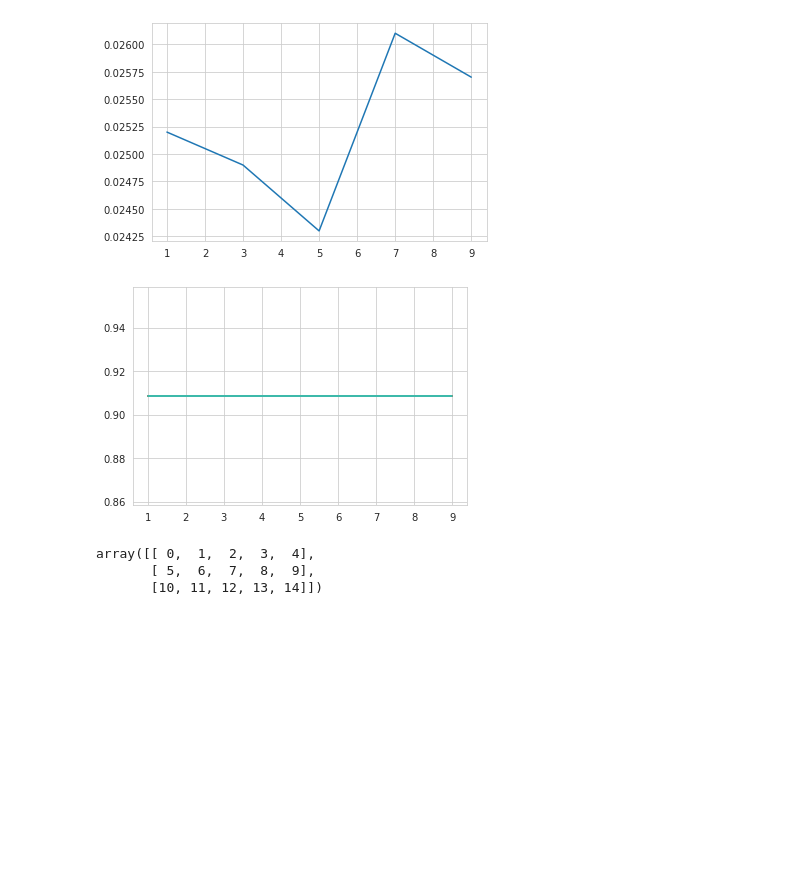
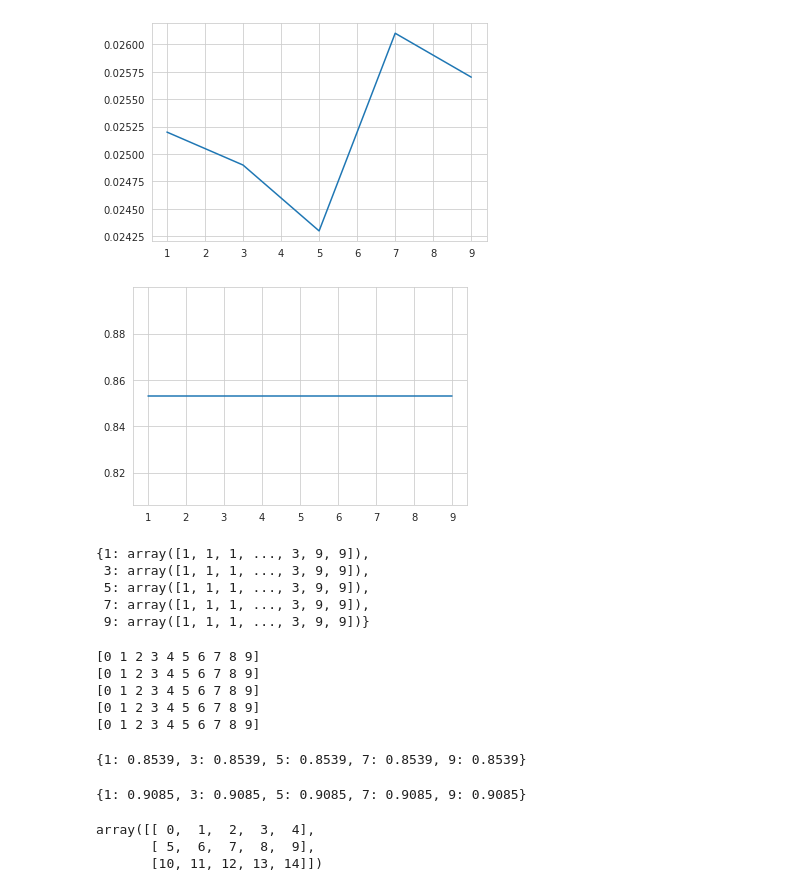
Before and after one commit to lekcyjna123/ml_uwr, a Jupyter notebook: assignment1/Assignment1.ipynb, the cells around one changed output. Saved outputs shown, nothing was run; the diff lists cells and outputs as text; code cells hidden in the pictures; blank space fills up the shorter version.

```diff
--- a/assignment1/Assignment1.ipynb
+++ b/assignment1/Assignment1.ipynb
@@ -888,8 +915,8 @@ def lsc(punkty, centra,r):
     C = np.shape(centra)[1]
 
     wektoryP=np.random.randn(r,d)
-    haszPunktow=wektoryP@punkty # r x N
-    haszCentra=wektoryP@centra # r x C
+    haszPunktow=np.sign(wektoryP@punkty) # r x N
+    haszCentra=np.sign(wektoryP@centra) # r x C
 
     #OR
     odl=np.array(np.any(np.reshape(haszPunktow,(r,N,1))!=np.reshape(haszCentra,(r,1,C)),axis=0),dtype=int)
@@ -897,19 +924,45 @@ def lsc(punkty, centra,r):
 # %%
 # Now find the best k on the validation set
 ks = [1, 3, 5, 7, 9]
 
-rs=range(1,30,3)
+#rs=range(1,30,3)
+rs=[3]
 
 for r in rs:
     mnist_validation_preds = batched_KNN(
         mnist_train_data_uint8.astype('float32').reshape(-1, 28*28).T, mnist_train_labels_int64,
         mnist_valid_data_uint8.astype('float32').reshape(-1, 28*28).T,
         ks, f_odl=lambda x,y:lsc(x,y,r))
 
     mnist_validation_errs = err_rates(mnist_validation_preds, mnist_valid_labels_int64)
     plt.plot(ks, [mnist_validation_errs[k] for k in ks])
 # %% [output]
-[figure, old version]
+[figure, new version]
+# %%
+mnist_validation_preds
+# %% [output]
+{1: array([1, 1, 1, ..., 3, 9, 9]),
+ 3: array([1, 1, 1, ..., 3, 9, 9]),
+ 5: array([1, 1, 1, ..., 3, 9, 9]),
+ 7: array([1, 1, 1, ..., 3, 9, 9]),
+ 9: array([1, 1, 1, ..., 3, 9, 9])}
+# %%
+for k in mnist_validation_preds:
+    print(np.unique(mnist_validation_preds[k]))
+# %% [output]
+[0 1 2 3 4 5 6 7 8 9]
+[0 1 2 3 4 5 6 7 8 9]
+[0 1 2 3 4 5 6 7 8 9]
+[0 1 2 3 4 5 6 7 8 9]
+[0 1 2 3 4 5 6 7 8 9]
+# %%
+mnist_validation_errs
+# %% [output]
+{1: 0.8539, 3: 0.8539, 5: 0.8539, 7: 0.8539, 9: 0.8539}
+# %%
+mnist_validation_errs
+# %% [output]
+{1: 0.9085, 3: 0.9085, 5: 0.9085, 7: 0.9085, 9: 0.9085}
 # %%
 X=np.arange(0,15).reshape(3,5)
 X
```
Also changed, not shown: parts of 9 cells of this notebook.
